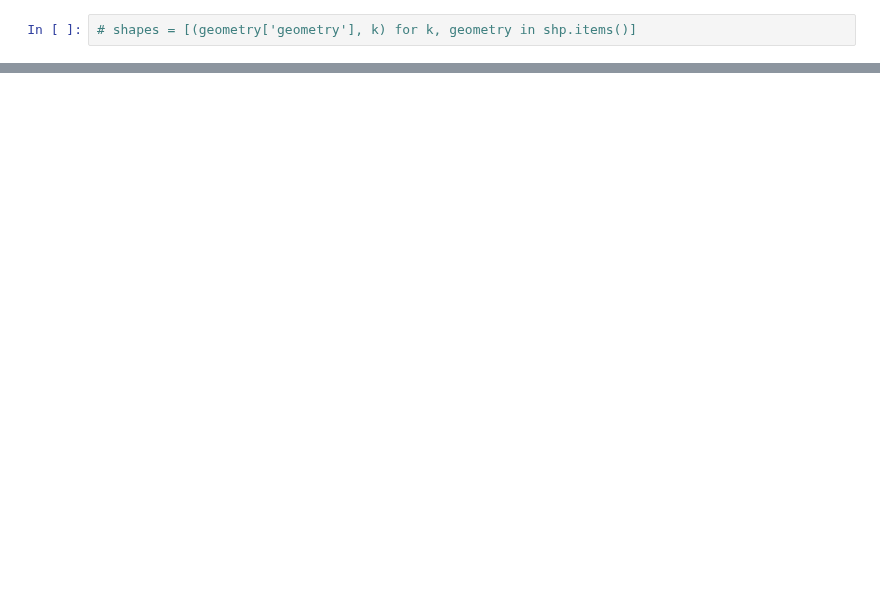
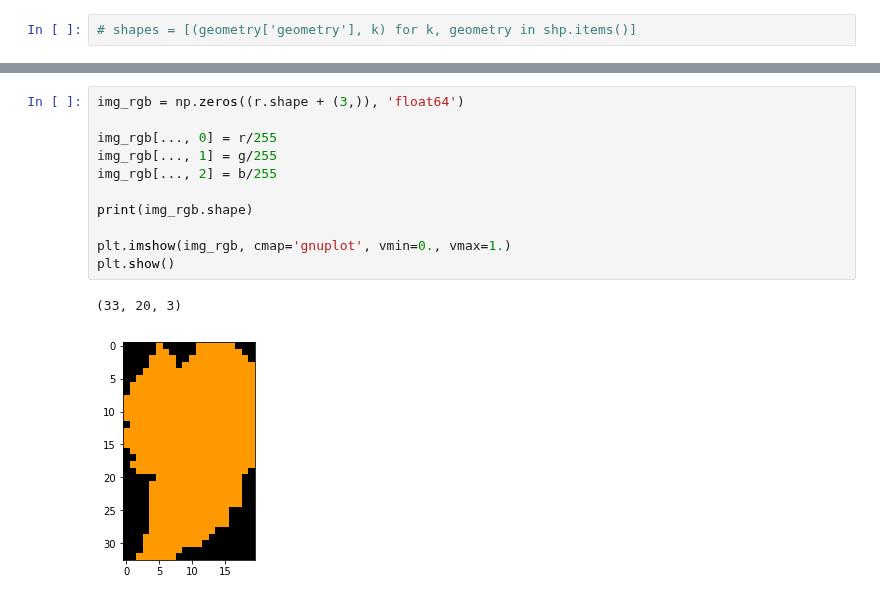
Before and after one commit to AlertaDengue/AlertaDengue, a Jupyter notebook: notebooks/rasterio-fiona.ipynb, the cells around one changed output, grey strips where cells are left out. Cells and saved outputs as stored; diff of their text form; blank space fills up the shorter version.

```diff
--- a/notebooks/rasterio-fiona.ipynb
+++ b/notebooks/rasterio-fiona.ipynb
@@ -234,2 +310,16 @@ plt.show()
+# %%
+img_rgb = np.zeros((r.shape + (3,)), 'float64')
+
+img_rgb[..., 0] = r/255
+img_rgb[..., 1] = g/255
+img_rgb[..., 2] = b/255
+
+print(img_rgb.shape)
+
+plt.imshow(img_rgb, cmap='gnuplot', vmin=0., vmax=1.)
+plt.show()
+# %% [output]
+(33, 20, 3)
+[figure, added]
 # %%
 import pandas as pd
```
Also changed, not shown: parts of 36 cells of this notebook, 1 other file.
